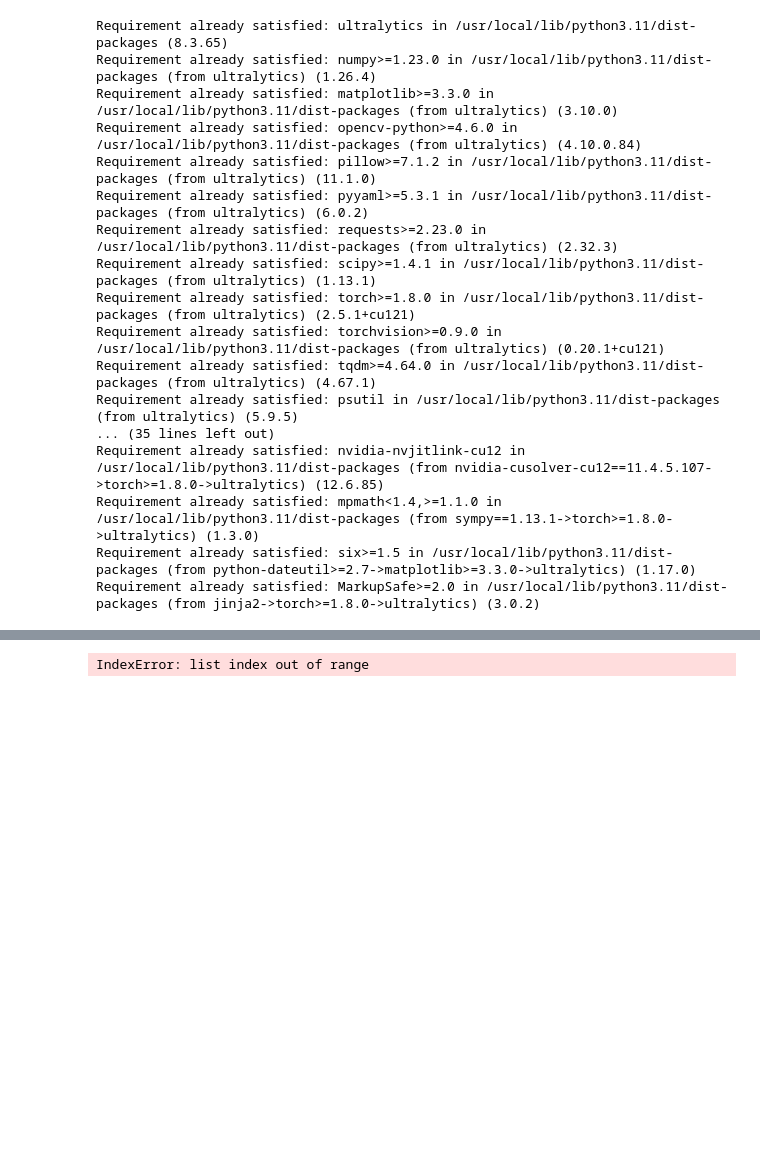
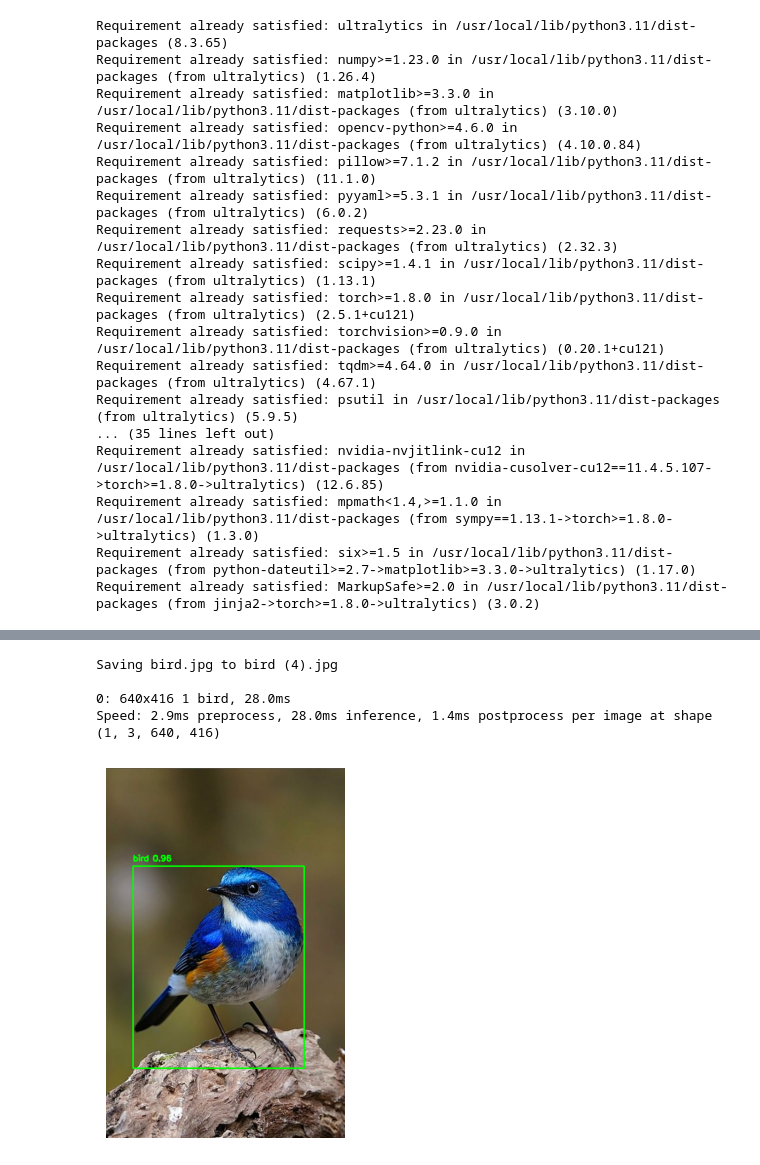
Before and after one commit to juhumkwon/DataMining, a Jupyter notebook: yolo11m.ipynb, the cells around one changed output, grey strips where cells are left out. Cells and saved outputs as stored; diff of their text form; code cells hidden in the pictures; blank space fills up the shorter version.

```diff
--- a/yolo11m.ipynb
+++ b/yolo11m.ipynb
@@ -6,7 +6,12 @@ from IPython.display import display
 import numpy as np
 # %%
 
-# Ultralytics 설치
+"""
+Ultralytics 설치
+Ultralytics 라이브러리는 YOLO (You Only Look Once) 시리즈의 공식 구현을 제공하는 Python 라이브러리로,
+YOLOv5부터 최신 모델인 YOLO11까지를 지원합니다.
+"""
+
 !pip install ultralytics
 
 from google.colab import files
@@ -21,9 +26,6 @@ import io # import io module
 model = YOLO('yolo11m.pt')  # YOLO11m 사전 학습된 가중치 사용
 
 # 테스트 이미지 로드
-#image_path = 'bird.jpg'  # 업로드한 이미지 경로
-# image_path = 'bird.jpg'  # 업로드한 이미지 경로
-
 image_path = files.upload()  # 로컬에서 이미지 파일을 업로드
 # Get the filename and file content from the uploaded dictionary
 filename = list(image_path.keys())[0]
@@ -46,31 +48,35 @@ for result in results:
         class_name = model.names[int(box.cls[0])]
 
         # 바운딩 박스 그리기
         cv2.rectangle(image, (x1, y1), (x2, y2), (0, 255, 0), 2)
         label = f"{class_name} {conf:.2f}"
         cv2.putText(image, label, (x1, y1 - 10), cv2.FONT_HERSHEY_SIMPLEX, 0.5, (0, 255, 0), 2)
 
 # 결과 이미지 출력
 plt.imshow(image)
 plt.axis('off')
 plt.show()
 # %% [output]
 Requirement already satisfied: ultralytics in /usr/local/lib/python3.11/dist-packages (8.3.65)
 Requirement already satisfied: numpy>=1.23.0 in /usr/local/lib/python3.11/dist-packages (from ultralytics) (1.26.4)
 Requirement already satisfied: matplotlib>=3.3.0 in /usr/local/lib/python3.11/dist-packages (from ultralytics) (3.10.0)
 Requirement already satisfied: opencv-python>=4.6.0 in /usr/local/lib/python3.11/dist-packages (from ultralytics) (4.10.0.84)
 Requirement already satisfied: pillow>=7.1.2 in /usr/local/lib/python3.11/dist-packages (from ultralytics) (11.1.0)
 Requirement already satisfied: pyyaml>=5.3.1 in /usr/local/lib/python3.11/dist-packages (from ultralytics) (6.0.2)
 Requirement already satisfied: requests>=2.23.0 in /usr/local/lib/python3.11/dist-packages (from ultralytics) (2.32.3)
 Requirement already satisfied: scipy>=1.4.1 in /usr/local/lib/python3.11/dist-packages (from ultralytics) (1.13.1)
 Requirement already satisfied: torch>=1.8.0 in /usr/local/lib/python3.11/dist-packages (from ultralytics) (2.5.1+cu121)
 Requirement already satisfied: torchvision>=0.9.0 in /usr/local/lib/python3.11/dist-packages (from ultralytics) (0.20.1+cu121)
 Requirement already satisfied: tqdm>=4.64.0 in /usr/local/lib/python3.11/dist-packages (from ultralytics) (4.67.1)
 Requirement already satisfied: psutil in /usr/local/lib/python3.11/dist-packages (from ultralytics) (5.9.5)
 ... (35 lines left out)
 Requirement already satisfied: nvidia-nvjitlink-cu12 in /usr/local/lib/python3.11/dist-packages (from nvidia-cusolver-cu12==11.4.5.107->torch>=1.8.0->ultralytics) (12.6.85)
 Requirement already satisfied: mpmath<1.4,>=1.1.0 in /usr/local/lib/python3.11/dist-packages (from sympy==1.13.1->torch>=1.8.0->ultralytics) (1.3.0)
 Requirement already satisfied: six>=1.5 in /usr/local/lib/python3.11/dist-packages (from python-dateutil>=2.7->matplotlib>=3.3.0->ultralytics) (1.17.0)
 Requirement already satisfied: MarkupSafe>=2.0 in /usr/local/lib/python3.11/dist-packages (from jinja2->torch>=1.8.0->ultralytics) (3.0.2)
 [interactive output not drawn]
-IndexError: list index out of range
+Saving bird.jpg to bird (4).jpg
+
+0: 640x416 1 bird, 28.0ms
+Speed: 2.9ms preprocess, 28.0ms inference, 1.4ms postprocess per image at shape (1, 3, 640, 416)
+[figure, added]
```
